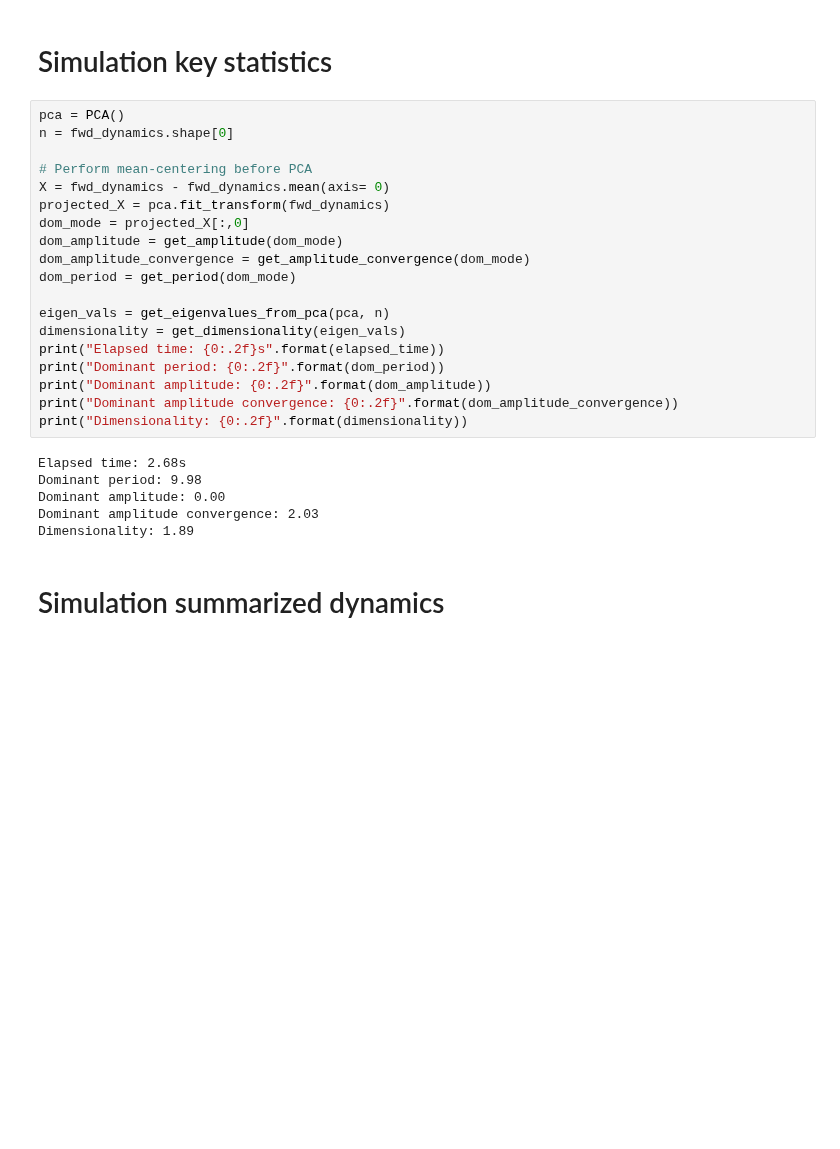
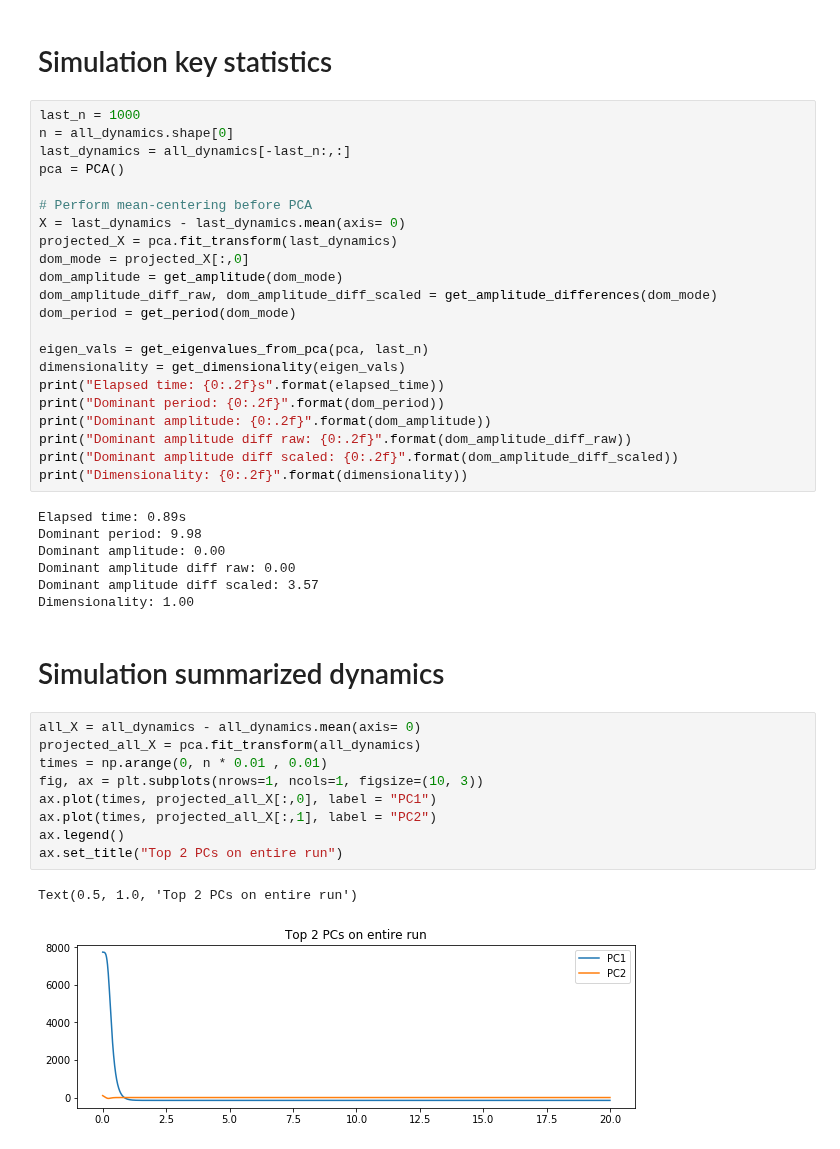
Before and after one commit to sjonany/c-elegans-interactome-analysis, a Jupyter notebook: simulation_visualization.ipynb, the cells around one changed output. Cells and saved outputs as stored; diff of their text form; blank space fills up the shorter version.

```diff
--- a/simulation_visualization.ipynb
+++ b/simulation_visualization.ipynb
@@ -59,30 +58,46 @@ Simulation length 4000.00, convergence 2.03, amplitude 0.00
 # %% [markdown]
 # Simulation key statistics
 # %%
+last_n = 1000
+n = all_dynamics.shape[0]
+last_dynamics = all_dynamics[-last_n:,:]
 pca = PCA()
-n = fwd_dynamics.shape[0]
 
 # Perform mean-centering before PCA
-X = fwd_dynamics - fwd_dynamics.mean(axis= 0)
-projected_X = pca.fit_transform(fwd_dynamics)
+X = last_dynamics - last_dynamics.mean(axis= 0)
+projected_X = pca.fit_transform(last_dynamics)
 dom_mode = projected_X[:,0]
 dom_amplitude = get_amplitude(dom_mode)
-dom_amplitude_convergence = get_amplitude_convergence(dom_mode)
+dom_amplitude_diff_raw, dom_amplitude_diff_scaled = get_amplitude_differences(dom_mode)
 dom_period = get_period(dom_mode)
 
-eigen_vals = get_eigenvalues_from_pca(pca, n)
+eigen_vals = get_eigenvalues_from_pca(pca, last_n)
 dimensionality = get_dimensionality(eigen_vals)
 print("Elapsed time: {0:.2f}s".format(elapsed_time))
 print("Dominant period: {0:.2f}".format(dom_period))
 print("Dominant amplitude: {0:.2f}".format(dom_amplitude))
-print("Dominant amplitude convergence: {0:.2f}".format(dom_amplitude_convergence))
+print("Dominant amplitude diff raw: {0:.2f}".format(dom_amplitude_diff_raw))
+print("Dominant amplitude diff scaled: {0:.2f}".format(dom_amplitude_diff_scaled))
 print("Dimensionality: {0:.2f}".format(dimensionality))
 # %% [output]
-Elapsed time: 2.68s
+Elapsed time: 0.89s
 Dominant period: 9.98
 Dominant amplitude: 0.00
-Dominant amplitude convergence: 2.03
-Dimensionality: 1.89
+Dominant amplitude diff raw: 0.00
+Dominant amplitude diff scaled: 3.57
+Dimensionality: 1.00
 # %% [markdown]
 # Simulation summarized dynamics
+# %%
+all_X = all_dynamics - all_dynamics.mean(axis= 0)
+projected_all_X = pca.fit_transform(all_dynamics)
+times = np.arange(0, n * 0.01 , 0.01)
+fig, ax = plt.subplots(nrows=1, ncols=1, figsize=(10, 3))
+ax.plot(times, projected_all_X[:,0], label = "PC1")
+ax.plot(times, projected_all_X[:,1], label = "PC2")
+ax.legend()
+ax.set_title("Top 2 PCs on entire run")
+# %% [output]
+Text(0.5, 1.0, 'Top 2 PCs on entire run')
+[figure, added]
 # %%
```
Also changed, not shown: parts of 5 cells of this notebook, 4 other files.
